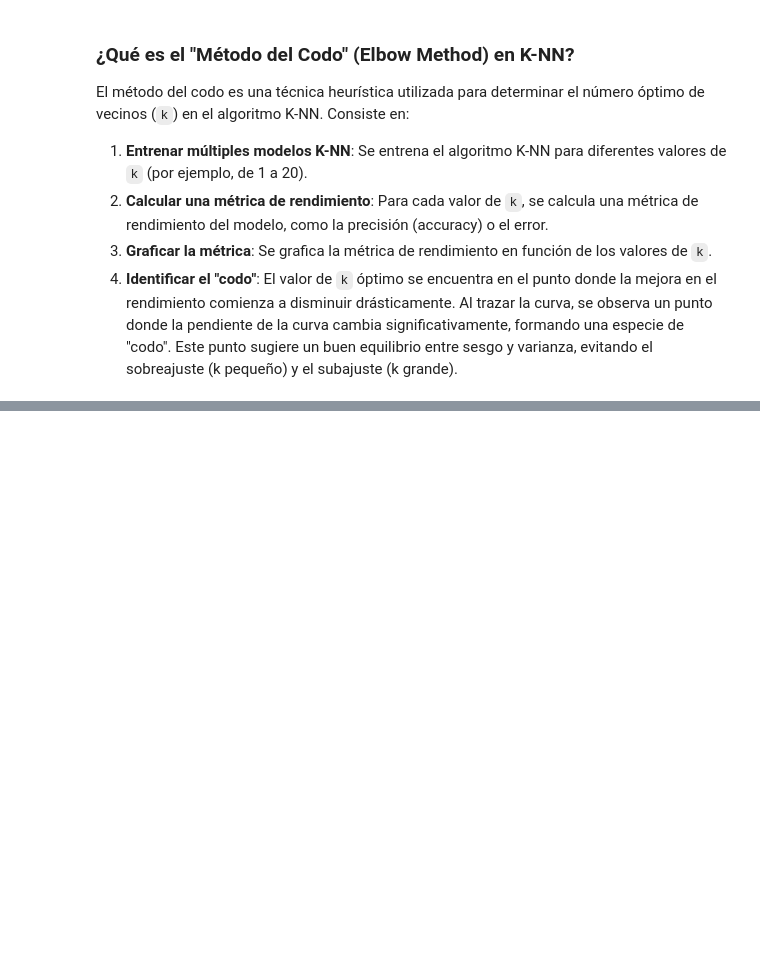
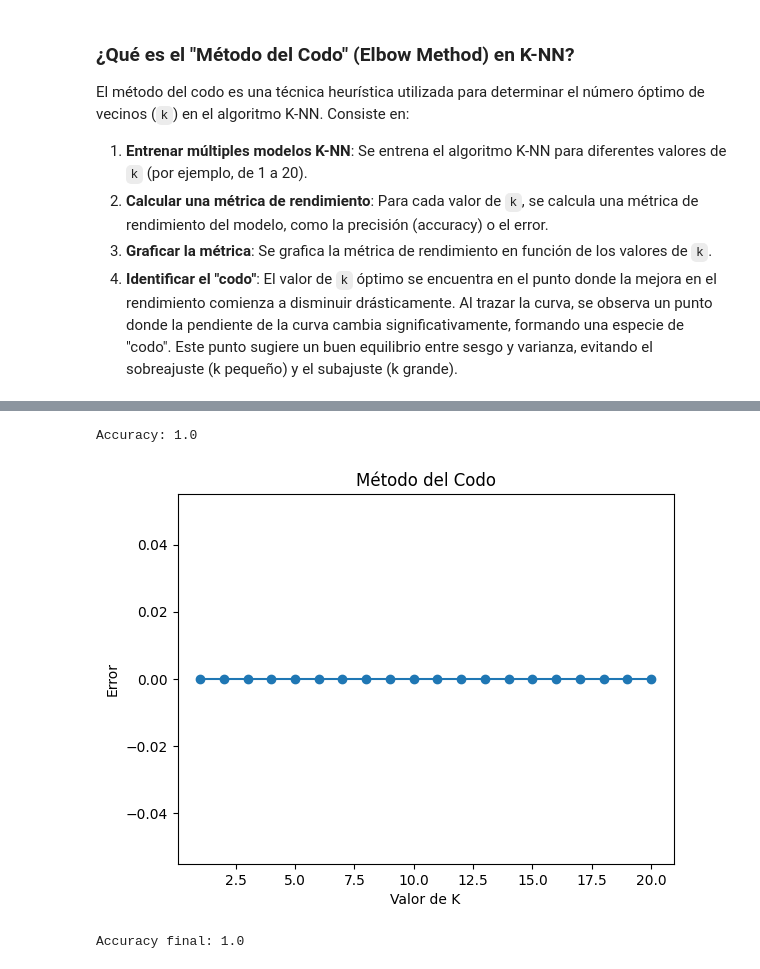
Before and after one commit to RodrigoBLl/MineriaDeDatos, a Jupyter notebook: Untitled0.ipynb, the cells around one changed output, grey strips where cells are left out. Drawn from its saved outputs; the diff is of its cells as text; code cells hidden in the pictures; blank space fills up the shorter version.

```diff
--- a/Untitled0.ipynb
+++ b/Untitled0.ipynb
@@ -3218,0 +3102,55 @@ weighted avg       1.00      1.00      1.00        30
+# %%
+import seaborn as sns
+iris = sns.load_dataset('iris')
+iris.head()
+X = iris.drop('species', axis=1)
+y = iris['species']
+from sklearn.model_selection import train_test_split
+
+X_train, X_test, y_train, y_test = train_test_split(
+    X, y, test_size=0.2, random_state=42
+)
+
+from sklearn.preprocessing import StandardScaler
+
+scaler = StandardScaler()
+X_train = scaler.fit_transform(X_train)
+X_test = scaler.transform(X_test)
+
+from sklearn.neighbors import KNeighborsClassifier
+
+knn = KNeighborsClassifier(n_neighbors=3)
+knn.fit(X_train, y_train)
+
+from sklearn.metrics import accuracy_score
+
+y_pred = knn.predict(X_test)
+accuracy = accuracy_score(y_test, y_pred)
+
+print("Accuracy:", accuracy)
+
+import matplotlib.pyplot as plt
+
+error = []
+
+for k in range(1, 21):
+    knn = KNeighborsClassifier(n_neighbors=k)
+    knn.fit(X_train, y_train)
+    y_pred = knn.predict(X_test)
+    error.append(1 - accuracy_score(y_test, y_pred))
+
+plt.plot(range(1, 21), error, marker='o')
+plt.xlabel('Valor de K')
+plt.ylabel('Error')
+plt.title('Método del Codo')
+plt.show()
+
+knn = KNeighborsClassifier(n_neighbors=5)
+knn.fit(X_train, y_train)
+
+y_pred = knn.predict(X_test)
+print("Accuracy final:", accuracy_score(y_test, y_pred))
+# %% [output]
+Accuracy: 1.0
+[figure, added]
+Accuracy final: 1.0
```
Also changed, not shown: parts of 8 cells of this notebook.
